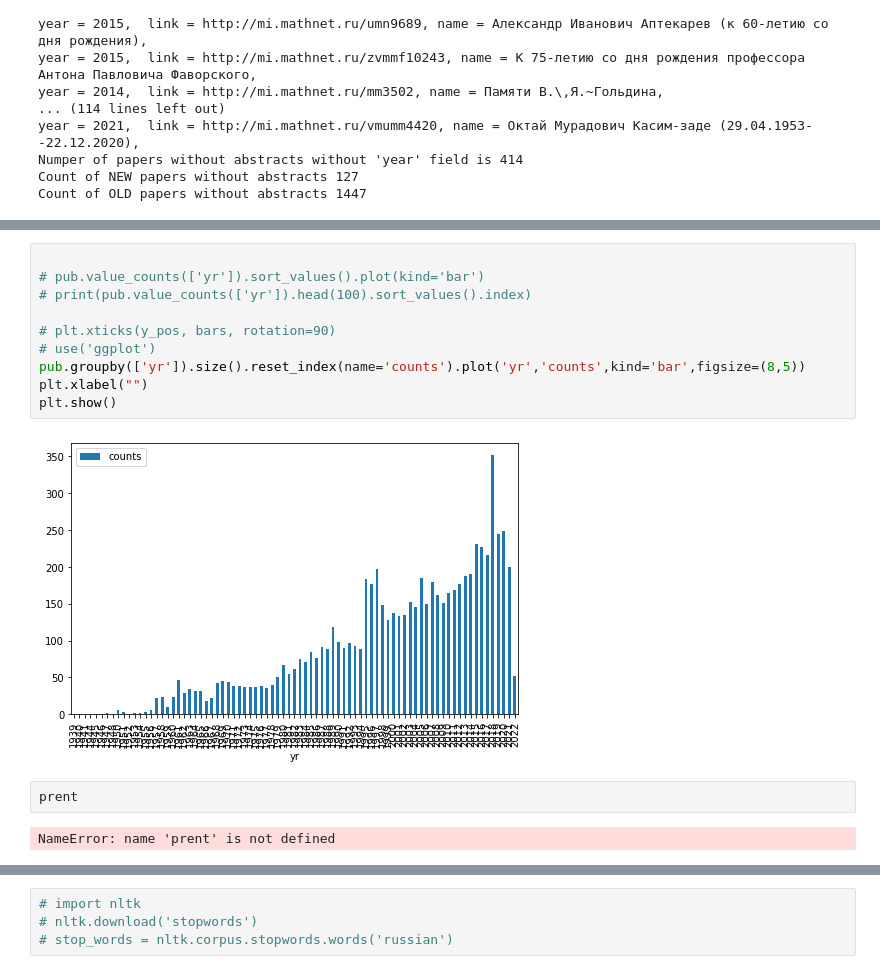
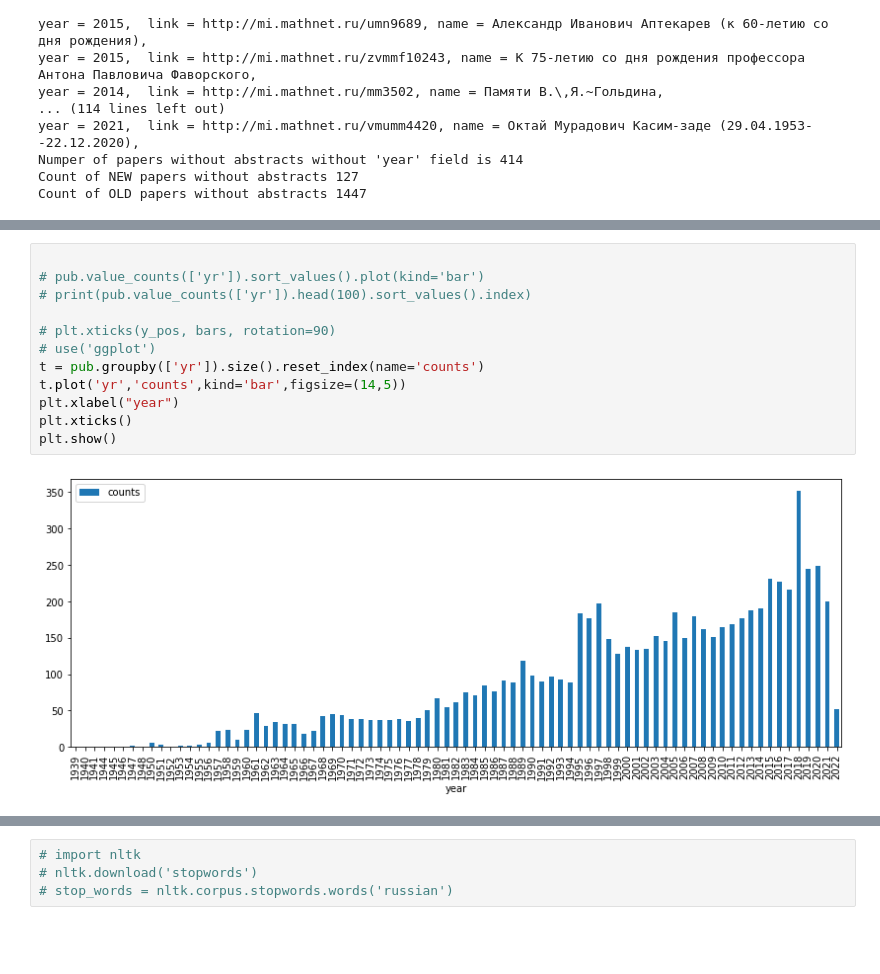
Before and after one commit to bondaleksey/papers-analysis, a Jupyter notebook: notebooks/EDA.ipynb, the cells around one changed output, grey strips where cells are left out. Drawn from its saved outputs; the diff is of its cells as text; blank space fills up the shorter version.

```diff
--- a/notebooks/EDA.ipynb
+++ b/notebooks/EDA.ipynb
@@ -263,16 +263,14 @@ pub.head()
 # %%
 
 # pub.value_counts(['yr']).sort_values().plot(kind='bar')
 # print(pub.value_counts(['yr']).head(100).sort_values().index)
 
 # plt.xticks(y_pos, bars, rotation=90)
 # use('ggplot')
-pub.groupby(['yr']).size().reset_index(name='counts').plot('yr','counts',kind='bar',figsize=(8,5))
-plt.xlabel("")
+t = pub.groupby(['yr']).size().reset_index(name='counts')
+t.plot('yr','counts',kind='bar',figsize=(14,5))
+plt.xlabel("year")
+plt.xticks()
 plt.show()
 # %% [output]
-[figure, old version]
+[figure, new version]
-# %%
-prent
-# %% [output]
-NameError: name 'prent' is not defined
```
Also changed, not shown: parts of 29 cells of this notebook, 6 other files.
